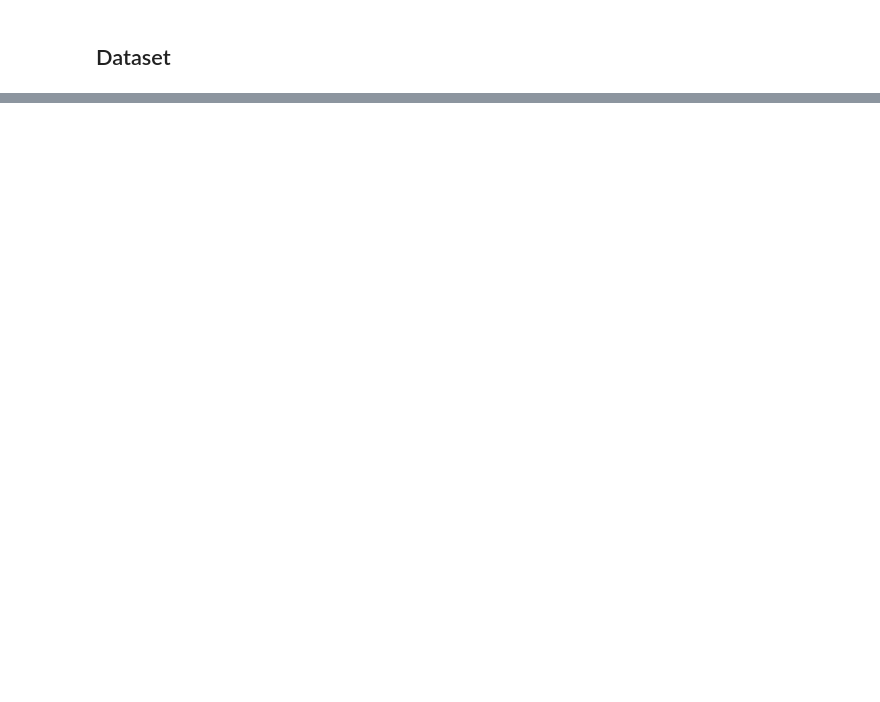
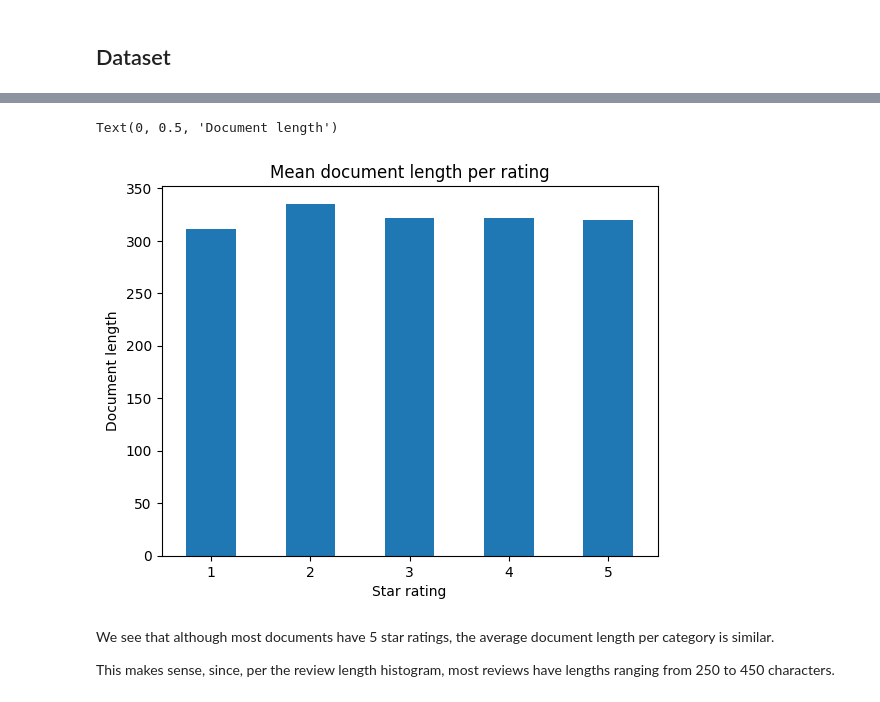
Before and after one commit to nataliarampon/topic-modeling, a Jupyter notebook: TopicModeling.ipynb, the cells around one changed output, grey strips where cells are left out. Saved outputs shown, nothing was run; the diff lists cells and outputs as text; code cells hidden in the pictures; blank space fills up the shorter version.

```diff
--- a/TopicModeling.ipynb
+++ b/TopicModeling.ipynb
@@ -39,0 +64,14 @@ df = pd.read_csv(DATASET_FILE)
+# %%
+plt.figure()
+df.groupby('Rating').len.mean().plot.bar()
+plt.title('Mean document length per rating')
+plt.xlabel('Star rating')
+plt.xticks(rotation=0)
+plt.ylabel('Document length')
+# %% [output]
+Text(0, 0.5, 'Document length')
+[figure, added]
+# %% [markdown]
+We see that although most documents have 5 star ratings, the average document length per category is similar.
+
+This makes sense, since, per the review length histogram, most reviews have lengths ranging from 250 to 450 characters.
```
Also changed, not shown: parts of 5 cells of this notebook.
